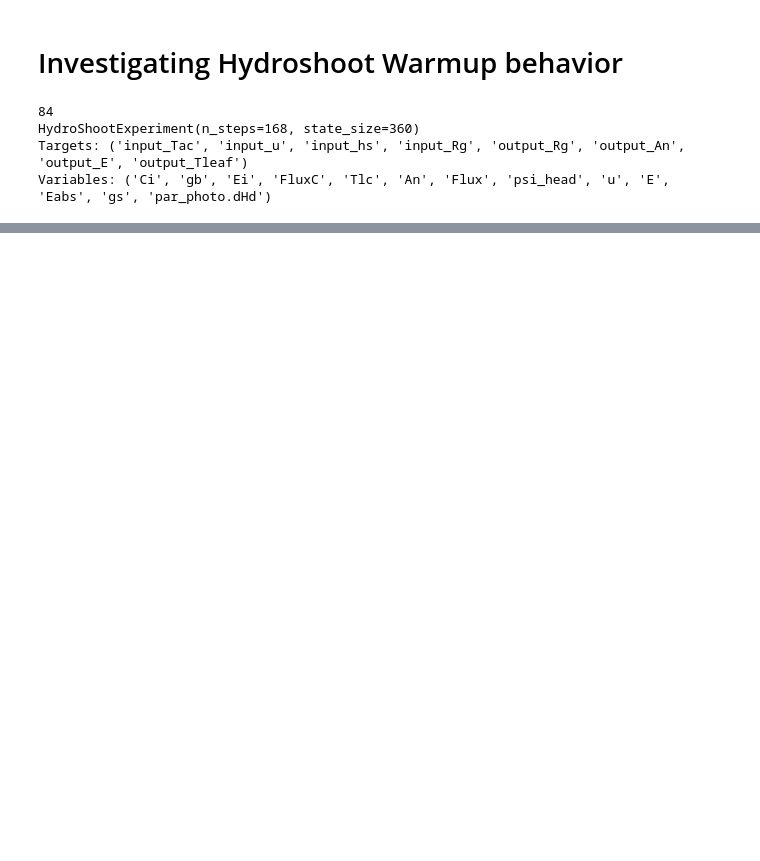
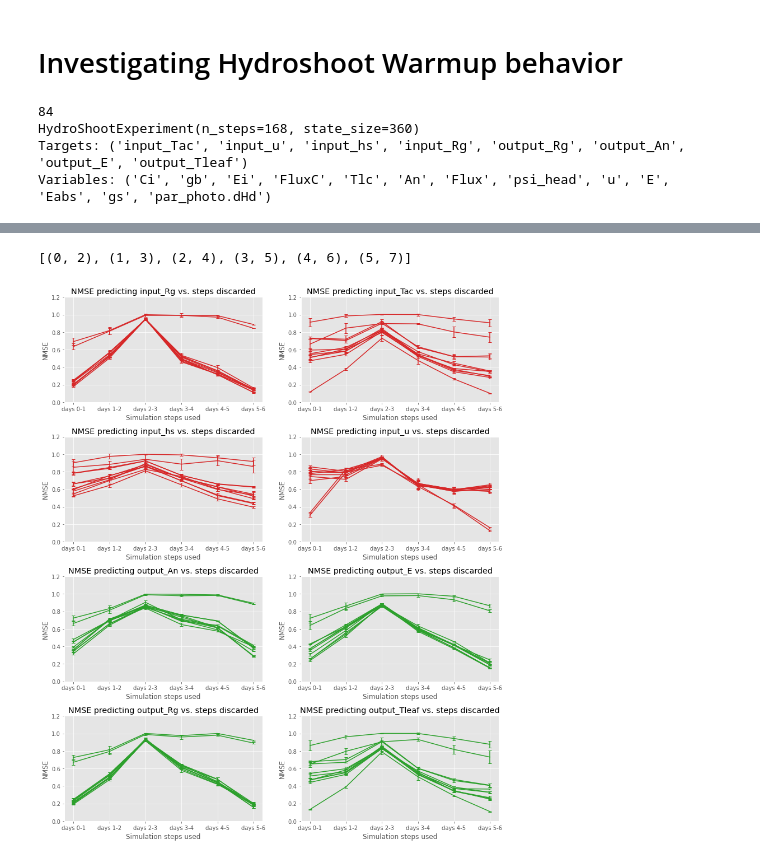
Before and after one commit to mcndt/thesis-plant-reservoir-computing, a Jupyter notebook: notebooks/2021_12_14_hydroshoot_warmup.ipynb, the cells around one changed output, grey strips where cells are left out. Cells and saved outputs as stored; diff of their text form; code cells hidden in the pictures; blank space fills up the shorter version.

```diff
--- a/notebooks/2021_12_14_hydroshoot_warmup.ipynb
+++ b/notebooks/2021_12_14_hydroshoot_warmup.ipynb
@@ -43,0 +156,15 @@ Variables: ('Ci', 'gb', 'Ei', 'FluxC', 'Tlc', 'An', 'Flux', 'psi_head', 'u', 'E'
+# %%
+# NOTE: the results above show that the score is often
+# the best when only the 7th simulation day is used.
+
+WINDOW_SIZE = 2
+# %%
+from src.constants import HYDROSHOOT_STATE_VARIABLES
+
+simulation_windows = [(i, i + WINDOW_SIZE) for i in range(0, 7 - WINDOW_SIZE + 1)]
+targets = sorted(runs[0].get_targets())
+variables = sorted(HYDROSHOOT_STATE_VARIABLES)
+
+print(simulation_windows)
+# %% [output]
+[(0, 2), (1, 3), (2, 4), (3, 5), (4, 6), (5, 7)]
@@ -43,0 +188,40 @@ Variables: ('Ci', 'gb', 'Ei', 'FluxC', 'Tlc', 'An', 'Flux', 'psi_head', 'u', 'E'
+# %%
+"""Transform scores structure"""
+
+from collections import  defaultdict
+
+score_dict = defaultdict(lambda : defaultdict(lambda : ([], [])))
+
+for (_, data) in scores:
+  for target, var, model, base_score, tuned_score in data:
+    means, stds = score_dict[target][var]
+    score_mean, score_std = tuned_score[1]  # index 1 = CV score
+    means.append(score_mean)
+    stds.append(score_std)
+# %%
+"""Visualize scores"""
+
+with plt.style.context('ggplot'):
+  fig, ax = plt.subplots(4, 2, figsize=(12, 14))
+
+  for i, target in enumerate(targets):
+    row = i // 2
+    col = i % 2
+    color = 'tab:red' if target.startswith('input') else 'tab:green'
+
+    for variable in variables:
+      x = np.arange(len(simulation_windows))
+      y = -np.array(score_dict[target][variable][0])
+      yerr = np.array(score_dict[target][variable][1]) * 1.96 / np.sqrt(N_CV_GROUPS)
+      ax[row, col].errorbar(x, y, yerr=yerr, capsize=3, c=color)
+      ax[row, col].set_xticks(x)
+      ax[row, col].set_xticklabels([f'days {start}-{end-1}' for (start, end) in simulation_windows])
+      ax[row, col].set_xlabel('Simulation steps used')
+      ax[row, col].set_ylabel('NMSE')
+      ax[row, col].set_title(f'NMSE predicting {target} vs. steps discarded')
+      ax[row, col].set_ylim(0, 1.2)
+
+  plt.tight_layout()
+  plt.show()
+# %% [output]
+[figure, added]
```
Also changed, not shown: parts of 13 cells of this notebook, 2 other files.
